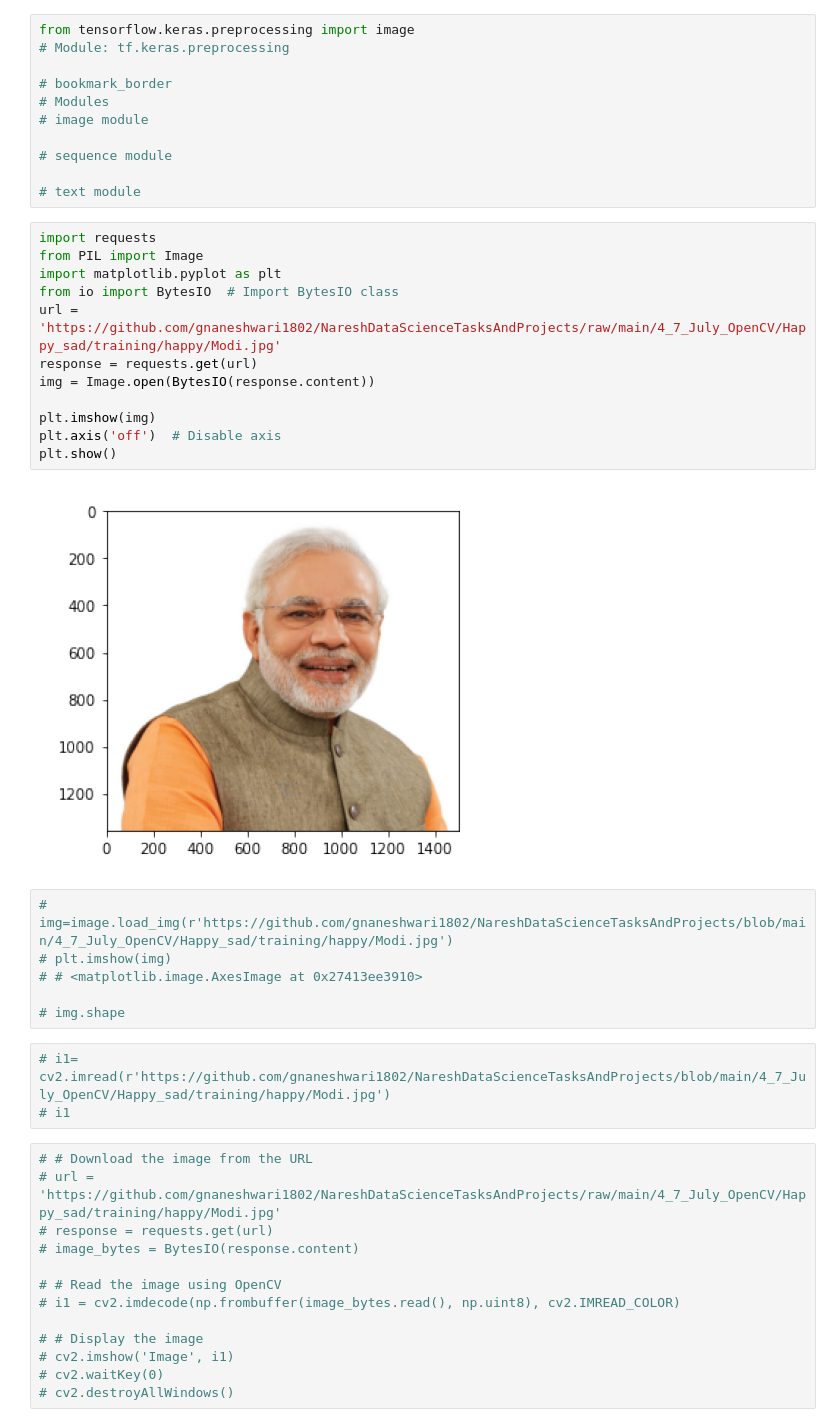
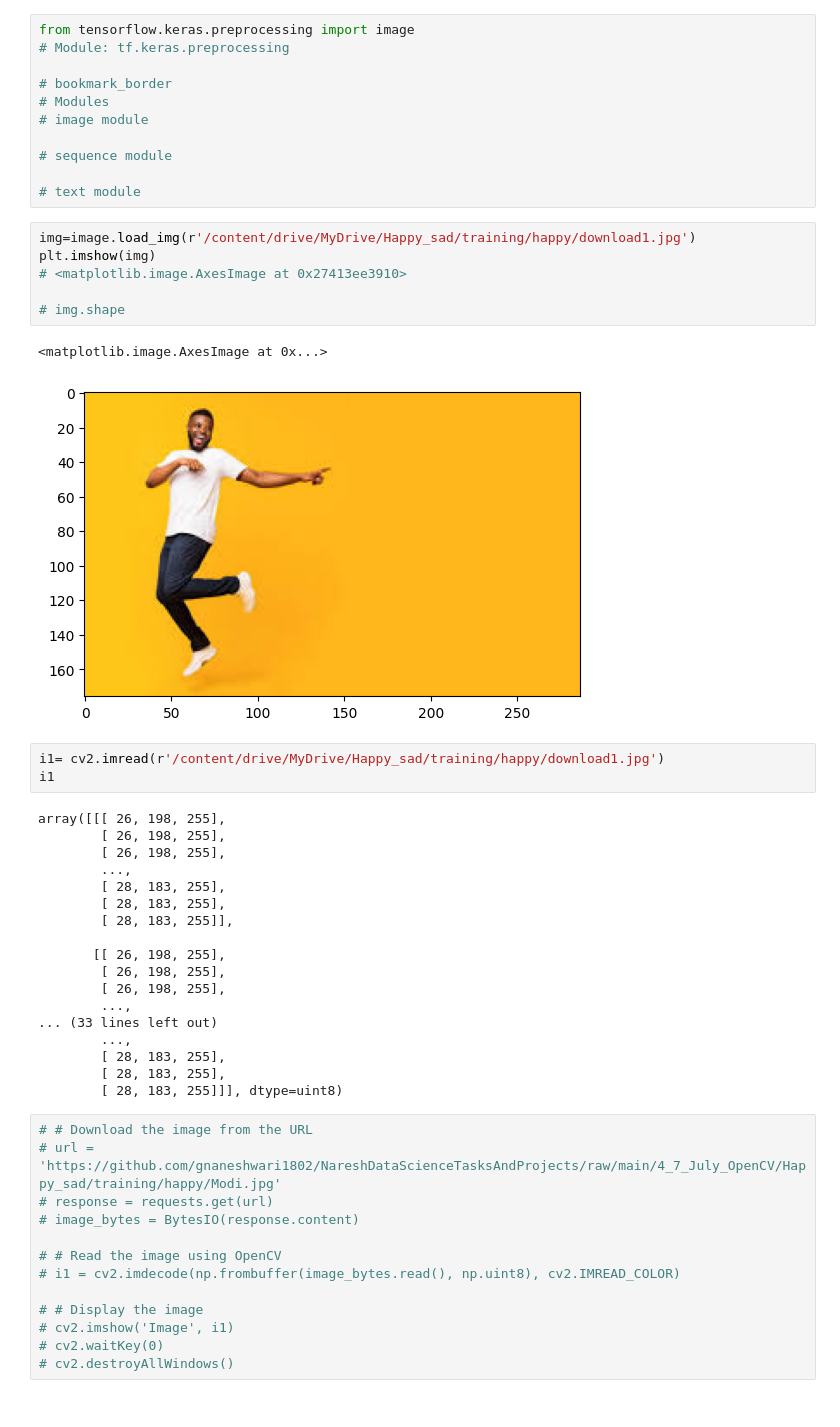
Before and after one commit to gnaneshwari1802/NareshDataScienceTasksAndProjects, a Jupyter notebook: 4_7_July_OpenCV/CNN_Happy_sad_faces_ipynb.ipynb, the cells around one changed output. Saved outputs shown, nothing was run; the diff lists cells and outputs as text.

```diff
--- a/4_7_July_OpenCV/CNN_Happy_sad_faces_ipynb.ipynb
+++ b/4_7_July_OpenCV/CNN_Happy_sad_faces_ipynb.ipynb
@@ -70,29 +75,36 @@ from tensorflow.keras.preprocessing import image
 # sequence module
 
 # text module
-# %%
-import requests
-from PIL import Image
-import matplotlib.pyplot as plt
-from io import BytesIO  # Import BytesIO class
-url = 'https://github.com/gnaneshwari1802/NareshDataScienceTasksAndProjects/raw/main/4_7_July_OpenCV/Happy_sad/training/happy/Modi.jpg'
-response = requests.get(url)
-img = Image.open(BytesIO(response.content))
-
-plt.imshow(img)
-plt.axis('off')  # Disable axis
-plt.show()
-# %% [output]
-[figure, removed]
 # %%
-# img=image.load_img(r'https://github.com/gnaneshwari1802/NareshDataScienceTasksAndProjects/blob/main/4_7_July_OpenCV/Happy_sad/training/happy/Modi.jpg')
-# plt.imshow(img)
-# # <matplotlib.image.AxesImage at 0x27413ee3910>
+img=image.load_img(r'/content/drive/MyDrive/Happy_sad/training/happy/download1.jpg')
+plt.imshow(img)
+# <matplotlib.image.AxesImage at 0x27413ee3910>
 
 # img.shape
+# %% [output]
+<matplotlib.image.AxesImage at 0x...>
+[figure, added]
 # %%
-# i1= cv2.imread(r'https://github.com/gnaneshwari1802/NareshDataScienceTasksAndProjects/blob/main/4_7_July_OpenCV/Happy_sad/training/happy/Modi.jpg')
-# i1
+i1= cv2.imread(r'/content/drive/MyDrive/Happy_sad/training/happy/download1.jpg')
+i1
+# %% [output]
+array([[[ 26, 198, 255],
+        [ 26, 198, 255],
+        [ 26, 198, 255],
+        ...,
+        [ 28, 183, 255],
+        [ 28, 183, 255],
+        [ 28, 183, 255]],
+
+       [[ 26, 198, 255],
+        [ 26, 198, 255],
+        [ 26, 198, 255],
+        ...,
+... (33 lines left out)
+        ...,
+        [ 28, 183, 255],
+        [ 28, 183, 255],
+        [ 28, 183, 255]]], dtype=uint8)
 # %%
 # # Download the image from the URL
 # url = 'https://github.com/gnaneshwari1802/NareshDataScienceTasksAndProjects/raw/main/4_7_July_OpenCV/Happy_sad/training/happy/Modi.jpg'
```
Also changed, not shown: parts of 14 cells of this notebook.
